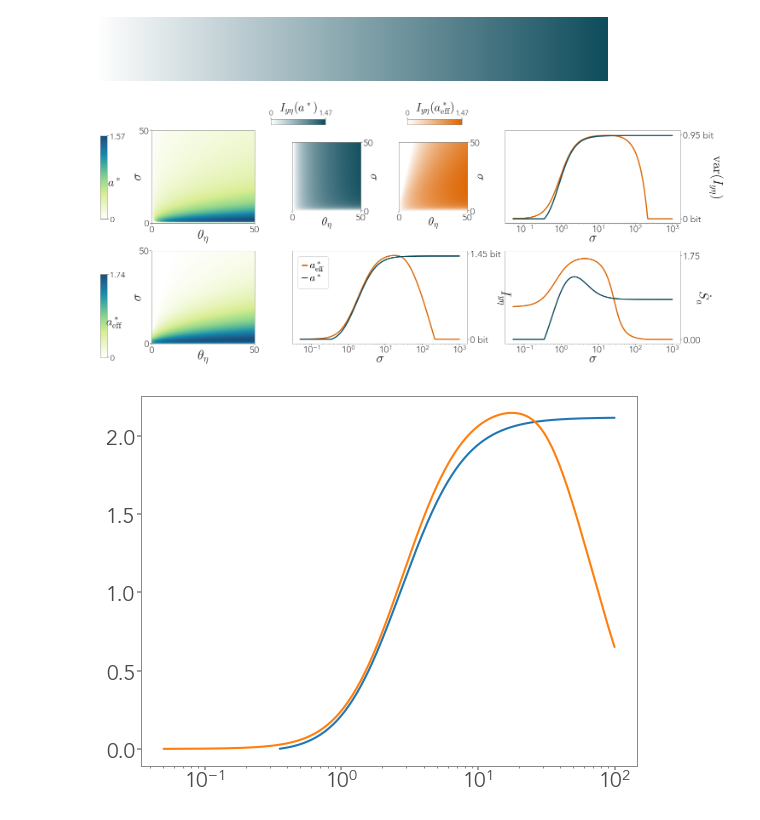
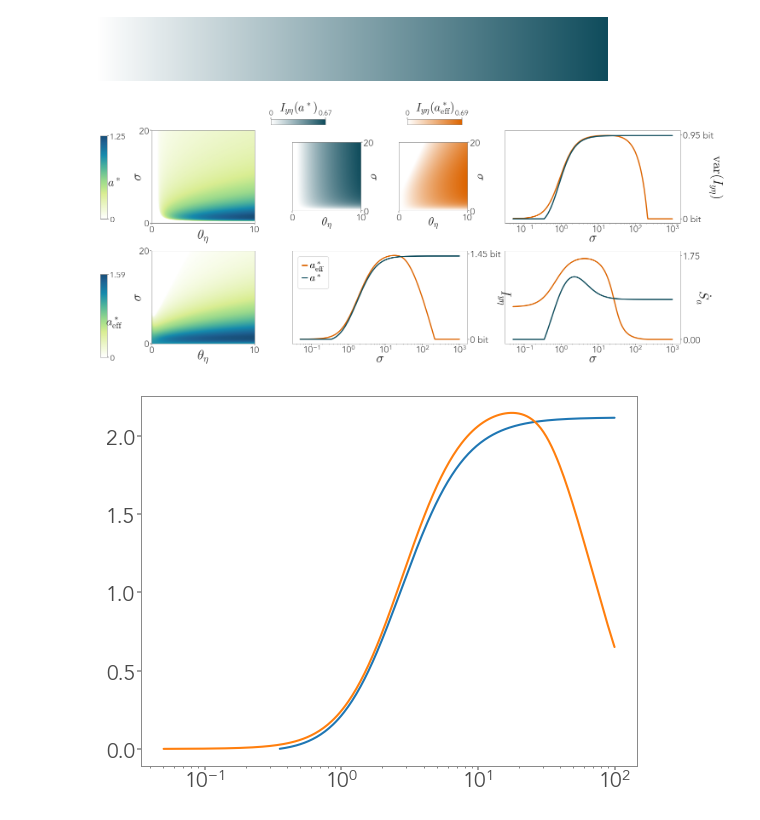
Before and after one commit to giorgionicoletti/InfoTrasduction, a Jupyter notebook: notebooks/Figure2.ipynb, the cells around one changed output. Drawn from its saved outputs; the diff is of its cells as text; code cells hidden in the pictures.

Commit message:
Updated figures for revision

```diff
--- a/notebooks/Figure2.ipynb
+++ b/notebooks/Figure2.ipynb
@@ -140,8 +140,8 @@ axs["i1"].pcolormesh(theta_eta_cont_yeta, sigma_cont_yeta, Iyeta_cont_yeta.T,
 
 cbar_ax1 = fig.add_axes([0.3, 0.9, 0.08, 0.02])
 cb = fig.colorbar(axs["i1"].collections[0], cax = cbar_ax1, orientation = 'horizontal', )
-cb.set_ticks([0, Iyeta_cont_yeta.max()])
-cb.set_ticklabels([0, "1.47"])
+cb.set_ticks([0, np.max(Iyeta_cont_yeta)])
+cb.set_ticklabels([0, np.round(np.max(Iyeta_cont_yeta), 2)])
 cb.ax.tick_params(labelsize = 12)
 cb.set_label(r'$I_{y \eta}(a^*)$', fontsize = 20, labelpad = -40)
 cbar_ax1.xaxis.set_ticks_position("top")
@@ -159,51 +159,49 @@ cb.set_label(r'$I_{y \eta}(a^*_{\rm eff})$', fontsize = 20, labelpad = -40)
 cbar_ax2.xaxis.set_ticks_position("top")
 
 for aa in [axs["i1"], axs["i2"]]:
-    aa.set_xticks([0, 50])
-    aa.set_yticks([0, 50])
+    aa.set_xticks([0, 10])
+    aa.set_yticks([0, 20])
     aa.set_xlabel(r'$\theta_\eta$', fontsize = 20, labelpad = -10)
     aa.set_ylabel(r'$\sigma$', fontsize = 20, labelpad = 10, rotation = -90)
-    aa.set_xlim(0, 50)
-    aa.set_ylim(0., 50)
+    aa.set_xlim(0, 10)
+    aa.set_ylim(0., 20)
     fplot.right_ylabel(aa)
 
 axs["c1"].pcolormesh(theta_eta_cont_astar, sigma_cont_astar, astar_cont.T,
                      cmap = cmap_PD, vmin = 0, rasterized=True, shading = 'gouraud')
 cbar_ax3 = fig.add_axes([0.05, 0.56, 0.01, 0.3])
 cb = fig.colorbar(axs["c1"].collections[0], cax = cbar_ax3, orientation = 'vertical')
 cb.set_ticks([0, astar_cont.max()])
 cb.set_ticklabels([0, round(astar_cont.max(), 2)])
 cb.ax.tick_params(labelsize = 14)
 cb.set_label(r'$a^*$', fontsize = 20, labelpad = -20, rotation = 0)
 
 axs["c2"].pcolormesh(theta_eta_cont_aeff, sigma_cont_aeff, aeff_cont.T,
                      cmap = cmap_PD, vmin = 0, rasterized=True, shading = 'gouraud')
 cbar_ax4 = fig.add_axes([0.05, 0.06, 0.01, 0.3])
 cb = fig.colorbar(axs["c2"].collections[0], cax = cbar_ax4, orientation = 'vertical')
 cb.set_ticks([0, aeff_cont.max()])
 cb.set_ticklabels([0, round(aeff_cont.max(), 2)])
 cb.ax.tick_params(labelsize = 14)
 cb.set_label(r'$a^*_{\rm eff}$', fontsize = 20, labelpad = -20, rotation = 0)
 
 
 for aa in [axs["c1"], axs["c2"]]:
-    aa.set_xticks([0.05, 50])
-    aa.set_yticks([0.05, 50])
-    aa.set_xticklabels([0, 50])
-    aa.set_yticklabels([0, 50])
+    aa.set_xticks([0.05, 10])
+    aa.set_yticks([0.05, 20])
+    aa.set_xticklabels([0, 10])
+    aa.set_yticklabels([0, 20])
     aa.set_xlabel(r'$\theta_\eta$', fontsize = 22, labelpad = -10)
     aa.set_ylabel(r'$\sigma$', fontsize = 22, labelpad = -10)
-    aa.set_xlim(0, 50)
-    aa.set_ylim(0., 50)
 
-axs["i1"].set_aspect(1)
-axs["i2"].set_aspect(1)
+axs["i1"].set_aspect(0.5)
+axs["i2"].set_aspect(0.5)
 
-#plt.savefig("../figures/figure2_draft.svg", bbox_inches = "tight")
+plt.savefig("../figures/figure2_draft.svg", bbox_inches = "tight")
 
 plt.show()
 # %% [output]
-[figure, old version]
+[figure, new version]
 # %%
 plt.plot(sigma_Iyeta_ayeta, Iyeta_ayeta**2/varIyeta_ayeta)
 plt.plot(sigma_Iyeta_axy[sigma_Iyeta_axy > 5e-2], Iyeta_axy[sigma_Iyeta_axy > 5e-2]**2/varIyeta_axy[sigma_Iyeta_axy > 5e-2])
```
Also changed, not shown: parts of 1 cell of this notebook, 4 other files.
